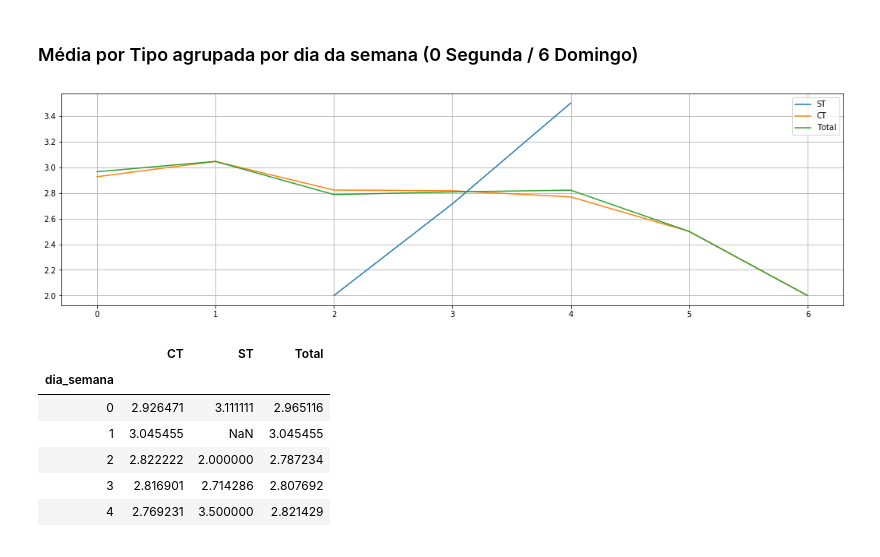
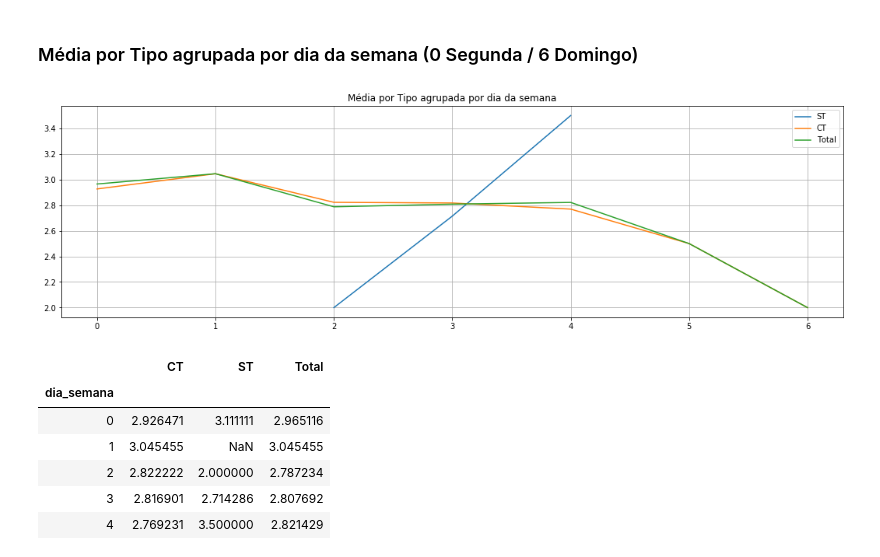
Before and after one commit to jcalheir/efc_slotss, a Jupyter notebook: slot_time/etl_jup.ipynb, the cells around one changed output. Saved outputs shown, nothing was run; the diff lists cells and outputs as text; code cells hidden in the pictures.

Commit message:
Added Plot Tittles

```diff
--- a/slot_time/etl_jup.ipynb
+++ b/slot_time/etl_jup.ipynb
@@ -164,19 +165,20 @@ df_med_dia
 # %%
 df_med_dia_sem = pd.concat(
     [data[data['Tipo']=='CT'].groupby('dia_semana')['Duraçao'].mean().rename('CT')
     ,data[data['Tipo']=='ST'].groupby('dia_semana')['Duraçao'].mean().rename('ST'),
     data.groupby('dia_semana')['Duraçao'].mean().rename('Total')]
     ,axis=1)
 
 plt.plot(df_med_dia_sem['ST'], label='ST')
 plt.plot(df_med_dia_sem['CT'], label='CT')
 plt.plot(df_med_dia_sem['Total'], label='Total')
 plt.legend()
 plt.grid()
+plt.title('Média por Tipo agrupada por dia da semana')
 fit = plt.gcf()
 fit.set_size_inches(18,5)
 # %% [output]
-[figure, old version]
+[figure, new version]
 # %%
 df_med_dia_sem
 # %% [output]
```
Also changed, not shown: parts of 3 cells of this notebook.
